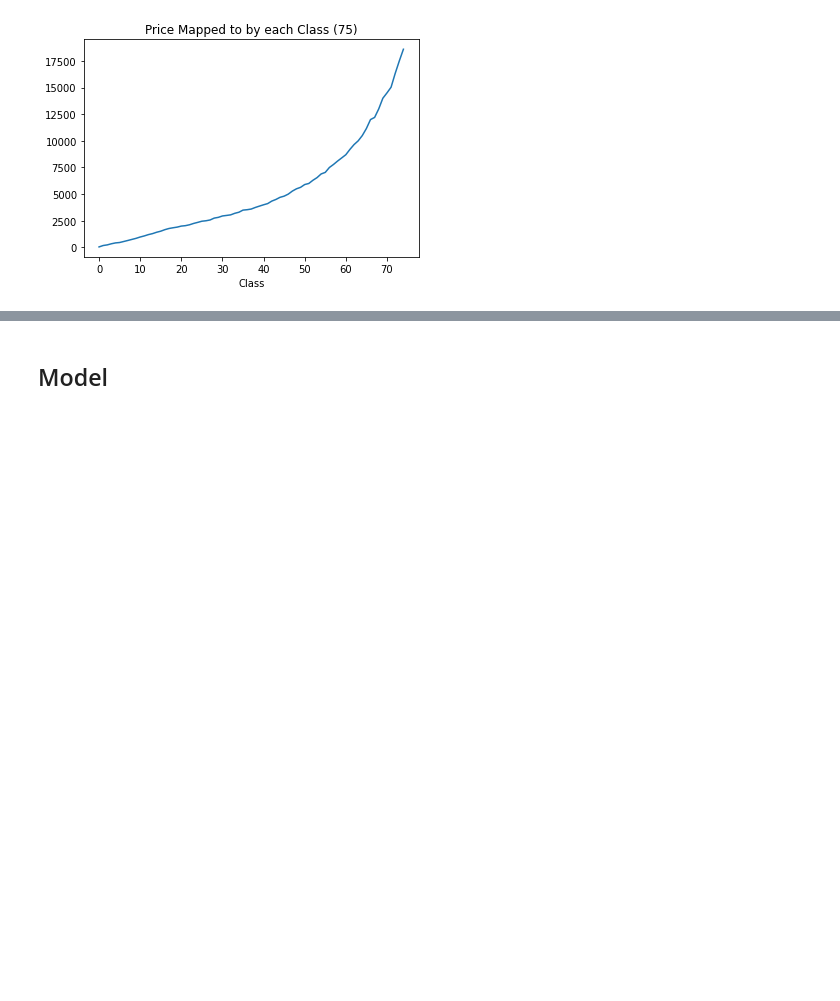
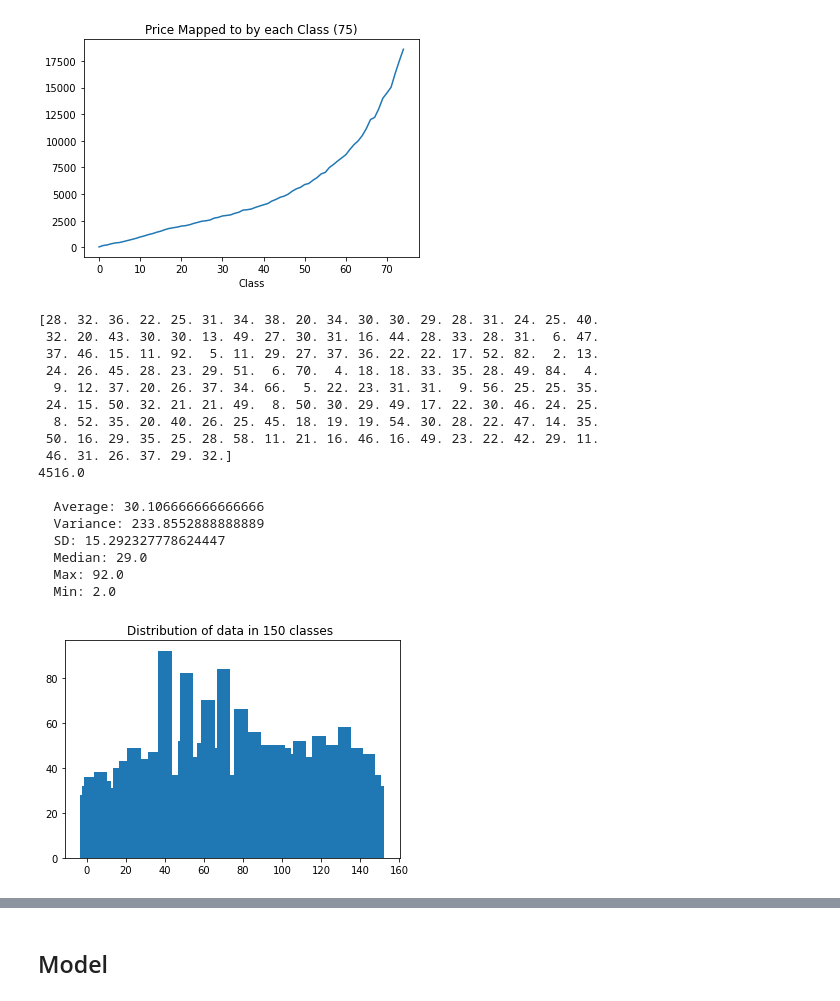
Before and after one commit to dpither/contemporary-art-price-prediction-mirror, a Jupyter notebook: ml-component/models-no-artists/model_jared_3_ranks.ipynb, the cells around one changed output, grey strips where cells are left out. Cells and saved outputs as stored; diff of their text form; code cells hidden in the pictures; blank space fills up the shorter version.

```diff
--- a/ml-component/models-no-artists/model_jared_3_ranks.ipynb
+++ b/ml-component/models-no-artists/model_jared_3_ranks.ipynb
@@ -269,6 +269,8 @@ def make_classes(labels, number):
   _sorted = _sorted.reset_index()
   _last_one = 0
   _add_amt = 35
+  if (number > 100):
+    _add_amt = 10
   for i in range(0, number):
     _index = math.floor(float(i)/number * _sorted['price'].size)
     _class_ = _sorted['price'][_index]
@@ -464,0 +482,23 @@ plt.yticks(color='k')
+# %%
+classes_150 = make_classes(labels=labels, number=150)
+classes_150.to_csv('/content/drive/My Drive/CPEN 291/project/data/classes_150.csv')
+analyze_classes(labels, classes_150, 150)
+# %% [output]
+[28. 32. 36. 22. 25. 31. 34. 38. 20. 34. 30. 30. 29. 28. 31. 24. 25. 40.
+ 32. 20. 43. 30. 30. 13. 49. 27. 30. 31. 16. 44. 28. 33. 28. 31.  6. 47.
+ 37. 46. 15. 11. 92.  5. 11. 29. 27. 37. 36. 22. 22. 17. 52. 82.  2. 13.
+ 24. 26. 45. 28. 23. 29. 51.  6. 70.  4. 18. 18. 33. 35. 28. 49. 84.  4.
+  9. 12. 37. 20. 26. 37. 34. 66.  5. 22. 23. 31. 31.  9. 56. 25. 25. 35.
+ 24. 15. 50. 32. 21. 21. 49.  8. 50. 30. 29. 49. 17. 22. 30. 46. 24. 25.
+  8. 52. 35. 20. 40. 26. 25. 45. 18. 19. 19. 54. 30. 28. 22. 47. 14. 35.
+ 50. 16. 29. 35. 25. 28. 58. 11. 21. 16. 46. 16. 49. 23. 22. 42. 29. 11.
+ 46. 31. 26. 37. 29. 32.]
+4516.0
+
+  Average: 30.106666666666666
+  Variance: 233.8552888888889
+  SD: 15.292327778624447
+  Median: 29.0
+  Max: 92.0
+  Min: 2.0
+[figure, added]
```
Also changed, not shown: parts of 19 cells of this notebook.
